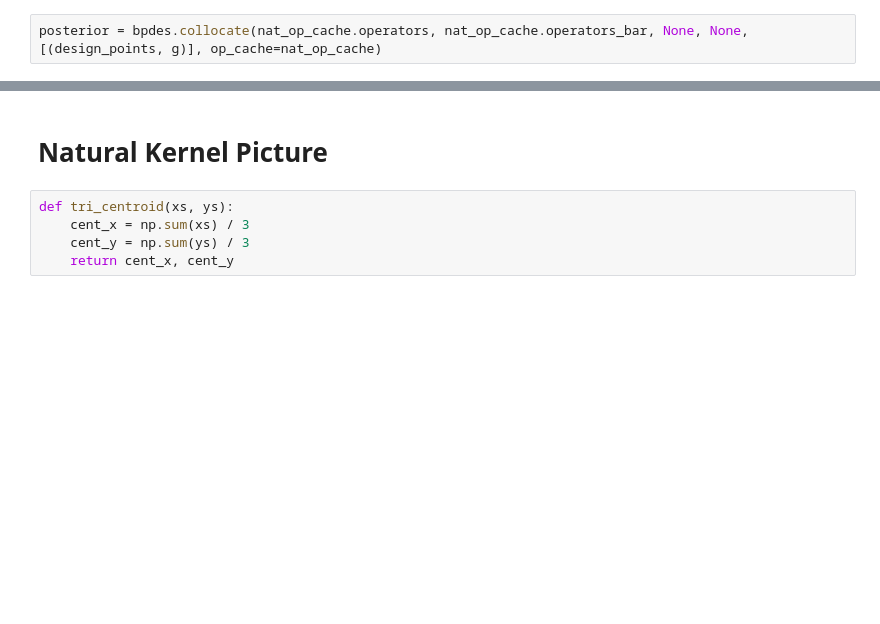
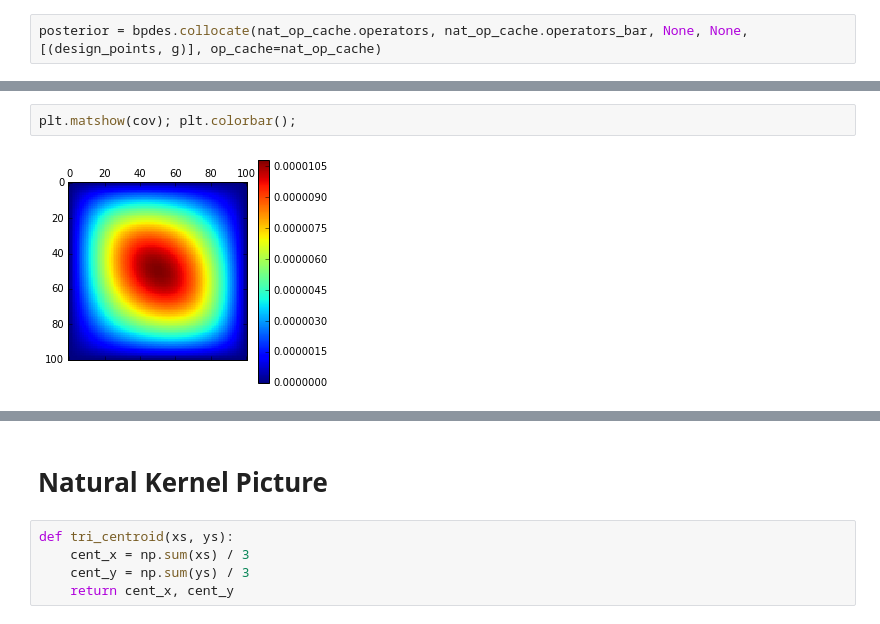
Before and after one commit to jcockayne/bayesian_pdes, a Jupyter notebook: notebooks/Running_Example.ipynb, the cells around one changed output, grey strips where cells are left out. Drawn from its saved outputs; the diff is of its cells as text; blank space fills up the shorter version.

```diff
--- a/notebooks/Running_Example.ipynb
+++ b/notebooks/Running_Example.ipynb
@@ -34,0 +53,4 @@ plt.savefig('example_mean_samples.pdf', transparent=True, bbox_inches=0)
+# %%
+plt.matshow(cov); plt.colorbar();
+# %% [output]
+[figure, added]
```
Also changed, not shown: parts of 29 cells of this notebook, 2 other files.
